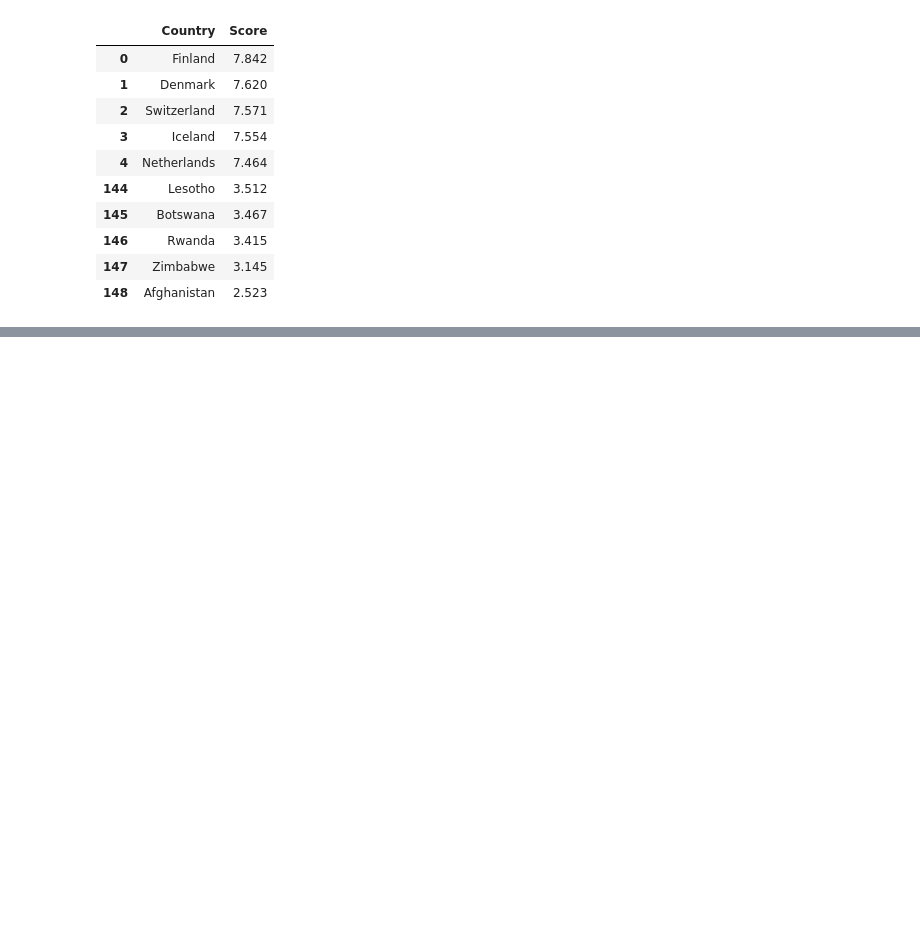
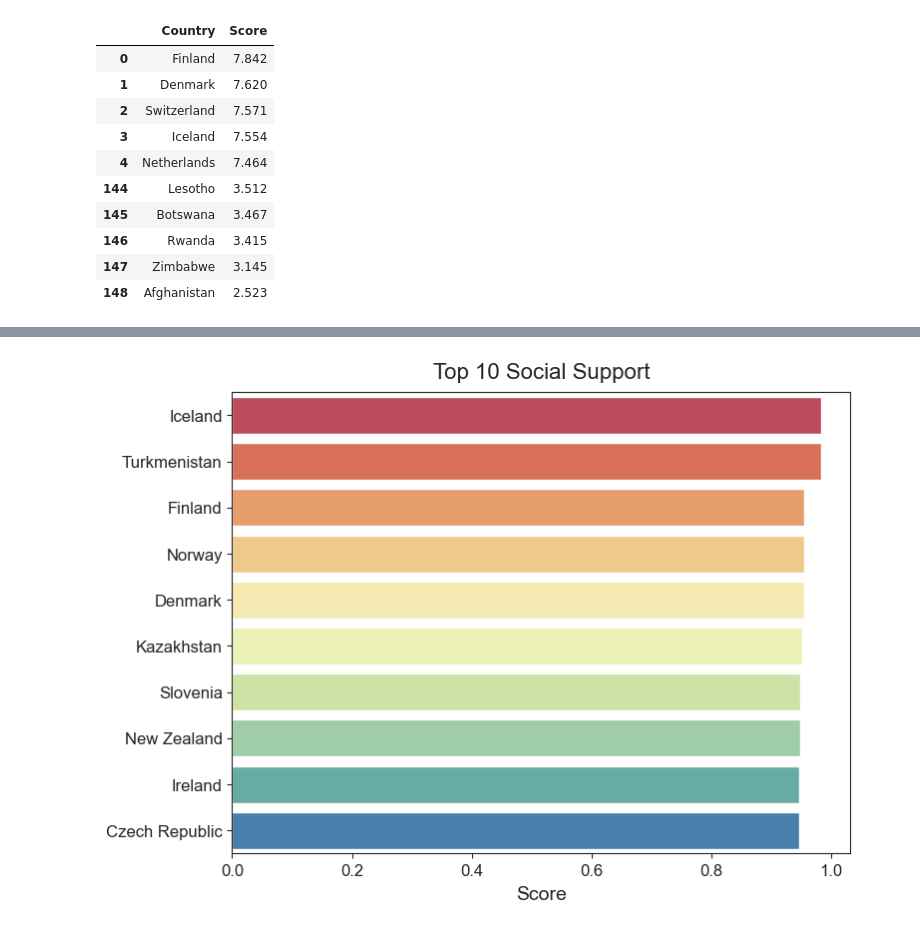
Before and after one commit to Hohenadel/world-happiness-case-study, a Jupyter notebook: notebooks/world.ipynb, the cells around one changed output, grey strips where cells are left out. Saved outputs shown, nothing was run; the diff lists cells and outputs as text; code cells hidden in the pictures; blank space fills up the shorter version.

```diff
--- a/notebooks/world.ipynb
+++ b/notebooks/world.ipynb
@@ -145,0 +180,5 @@ plt.show()
+# %%
+#Does money buy happiness?
+#Does money buy happiness?
+top_social = geo_temp.sort_values(by='Social support', ascending=False).head(10)
+top_social
@@ -146,3 +197,21 @@ plt.show()
+# %%
+
+# Set the figure size
+plt.figure(figsize = (8,6))
+
+# Plot
+ax = sns.barplot(x='Social support', y='Country', data=top_social, palette='Spectral')
+sns.set_style("ticks")
+
+# Set the title, the labels, and custom ticks
+plt.title("Top 10 Social Support", fontsize = 16, pad=10)
+ax.set_xlabel("Score", fontsize=14, labelpad=5)
+ax.set_ylabel("")
+ax.tick_params(labelsize=12)
+
+plt.show()
+# %% [output]
+[figure, added]
 # %%
 Nato_countries = world_df[world_df["Country"].isin([
                                                                 'Belgium',
```
Also changed, not shown: parts of 19 cells of this notebook.
